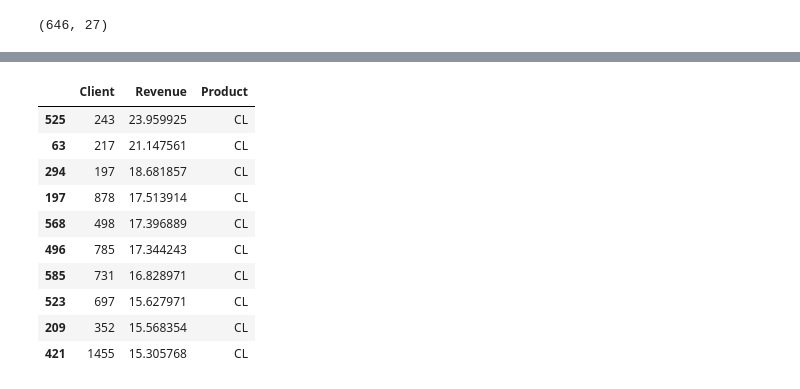
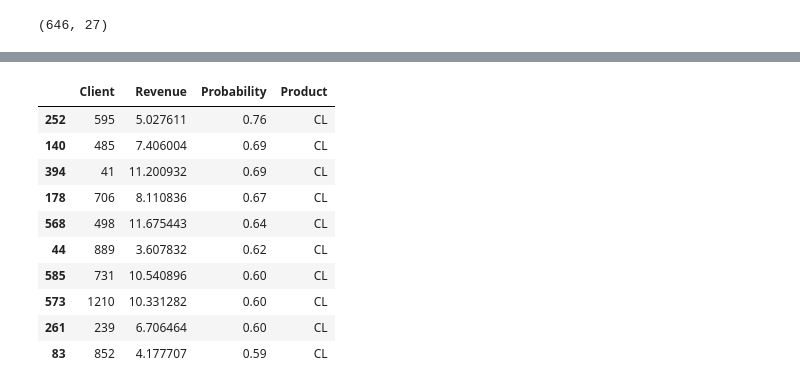
Before and after one commit to JonathanRabbi/DataSciencecase_Bank_Marketing, a Jupyter notebook: Consumer_Loan.ipynb, the cells around one changed output, grey strips where cells are left out. Drawn from its saved outputs; the diff is of its cells as text; code cells hidden in the pictures.

```diff
--- a/Consumer_Loan.ipynb
+++ b/Consumer_Loan.ipynb
@@ -163,9 +167,9 @@ scores_rev
 # %% [markdown]
 I will choose RandomForest as it has a good balance between accuracy and stability
 # %%
-rf = RandomForestRegressor()
+rf_1 = RandomForestRegressor()
 
-rf.fit(X_train_rev,y_train_rev)
+rf_1.fit(X_train_rev,y_train_rev)
 # %% [output]
 RandomForestRegressor()
 # %%
@@ -223,26 +232,30 @@ array([[ 0.95334516, -1.18006758, -1.15758115, ..., -0.36767449,
+# %%
+prob_cl=rf.predict_proba(df_40_cl)
+#rev_40_classifier = rf_1.predict(df_40_cl)
 # %%
-rev_40=rf.predict(df_40_cl)
+rev_40=rf_1.predict(df_40_cl)
 
 consumer_loan = pd.DataFrame({
     'Client': df_40_cl.index,
     'Revenue_CL':  rev_40,
-}).sort_values('Revenue_CL', ascending= False)
+    'Probability': prob_cl[:,1]
+}).sort_values('Probability', ascending= False)
 
 consumer_loan.rename(columns={'Revenue_CL':'Revenue'},inplace=True)
 consumer_loan['Product']='CL'
 consumer_loan.head(10)
 # %% [output]
-|  | Client | Revenue | Product |
-| 525 | 243 | 23.959925 | CL |
-| 63 | 217 | 21.147561 | CL |
-| 294 | 197 | 18.681857 | CL |
-| 197 | 878 | 17.513914 | CL |
-| 568 | 498 | 17.396889 | CL |
-| 496 | 785 | 17.344243 | CL |
-| 585 | 731 | 16.828971 | CL |
-| 523 | 697 | 15.627971 | CL |
-| 209 | 352 | 15.568354 | CL |
-| 421 | 1455 | 15.305768 | CL |
+|  | Client | Revenue | Probability | Product |
+| 252 | 595 | 5.027611 | 0.76 | CL |
+| 140 | 485 | 7.406004 | 0.69 | CL |
+| 394 | 41 | 11.200932 | 0.69 | CL |
+| 178 | 706 | 8.110836 | 0.67 | CL |
+| 568 | 498 | 11.675443 | 0.64 | CL |
+| 44 | 889 | 3.607832 | 0.62 | CL |
+| 585 | 731 | 10.540896 | 0.60 | CL |
+| 573 | 1210 | 10.331282 | 0.60 | CL |
+| 261 | 239 | 6.706464 | 0.60 | CL |
+| 83 | 852 | 4.177707 | 0.59 | CL |
 # %%
 file_path1 = 'Pickle_Files/Revenue_CL.pkl'
 
```
Also changed, not shown: parts of 11 cells of this notebook, 11 other files.
